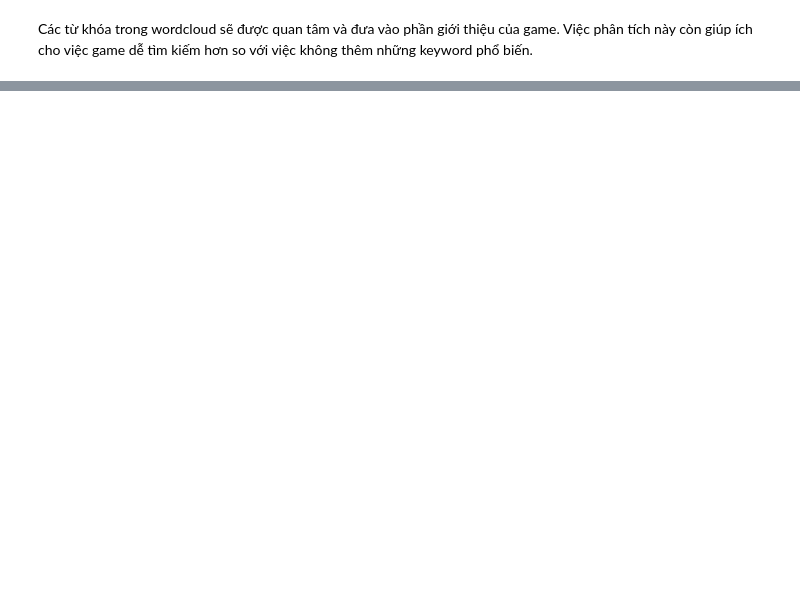
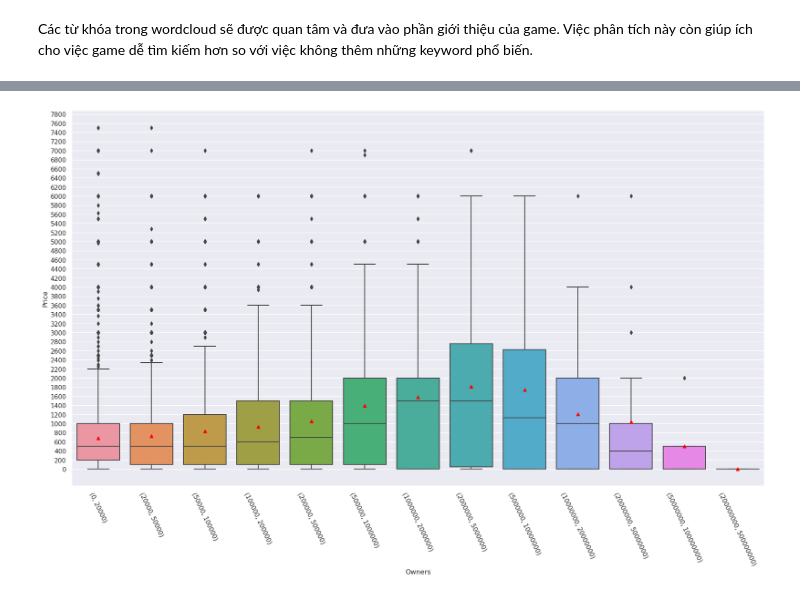
Before and after one commit to Phlinh29102/GR09-LTKHDL, a Jupyter notebook: source.ipynb, the cells around one changed output, grey strips where cells are left out. Cells and saved outputs as stored; diff of their text form; code cells hidden in the pictures; blank space fills up the shorter version.

```diff
--- a/source.ipynb
+++ b/source.ipynb
@@ -457,0 +1006,10 @@ Các từ khóa trong wordcloud sẽ được quan tâm và đưa vào phần gi
+# %%
+fig =plt.subplots(figsize=(8,12))
+
+y_range=range(0,int(upper_interval),200)
+sns.set()
+sns.boxplot(x='Owners',y='Price',data=low_owner_plot,showmeans=True,width=0.8)
+
+plt.yticks(y_range)
+plt.title('Biểu diễn quan hệ giữa số lượng người sở hữu và giá tiền')
+plt.show()
@@ -457,0 +1028,4 @@ Các từ khóa trong wordcloud sẽ được quan tâm và đưa vào phần gi
+# %%
+
+info_price_all=steam_df.groupby('Owners')['Price'].agg(['min','max','mean',mode,'median','std', q1,q3,interval_zone])
+info_price_all
@@ -457,0 +1052,3 @@ Các từ khóa trong wordcloud sẽ được quan tâm và đưa vào phần gi
+# %%
+upper_interval_all=int(info_price_all.iloc[8][8][1])
+upper_interval_all
@@ -457,0 +1057,3 @@ Các từ khóa trong wordcloud sẽ được quan tâm và đưa vào phần gi
+# %%
+owner_plot=steam_df[steam_df.Price<=upper_interval_all].sort_values('Owners')
+owner_plot.head()
@@ -457,0 +1068,11 @@ Các từ khóa trong wordcloud sẽ được quan tâm và đưa vào phần gi
+# %%
+fig=plt.subplots(figsize=(22,12))
+
+y_range=range(0,upper_interval_all,200)
+
+sns.boxplot(x='Owners',y='Price',data=owner_plot,width=0.8,showmeans=True,meanprops={'markerfacecolor':'red',"markeredgecolor":'red'})
+plt.yticks(y_range)
+plt.setp(plt.gca().get_xticklabels(), rotation=-65, horizontalalignment='center')
+plt.show()
+# %% [output]
+[figure, added]
```
Also changed, not shown: parts of 154 cells of this notebook.
